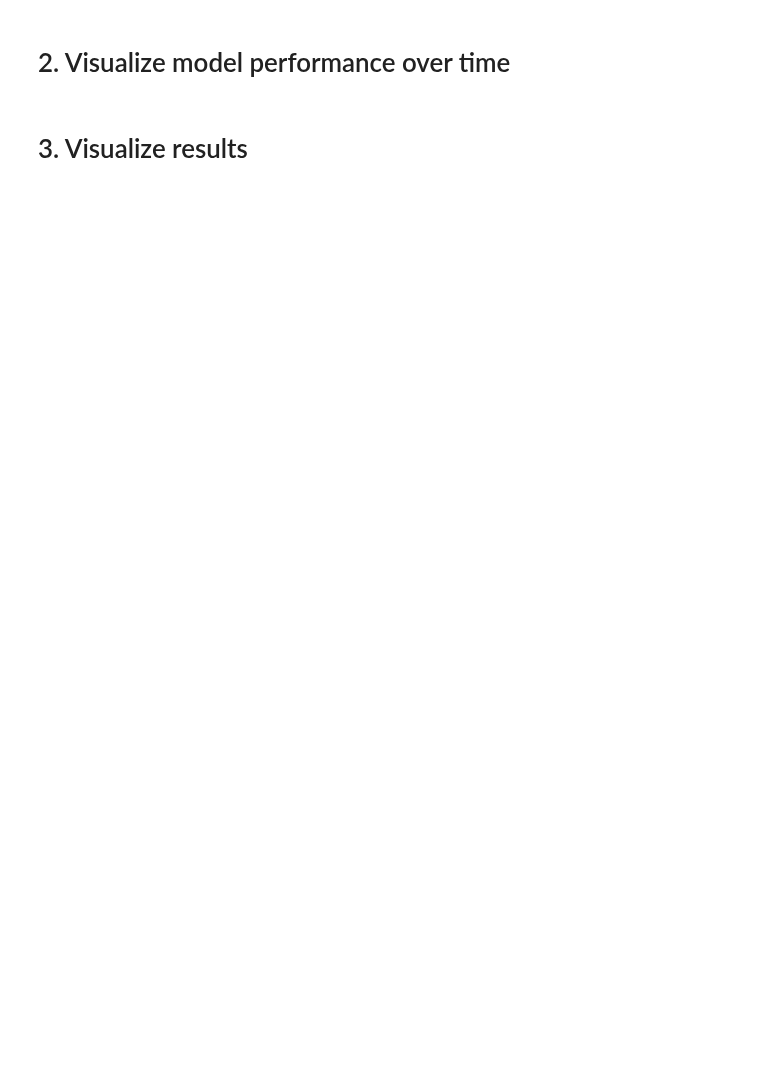
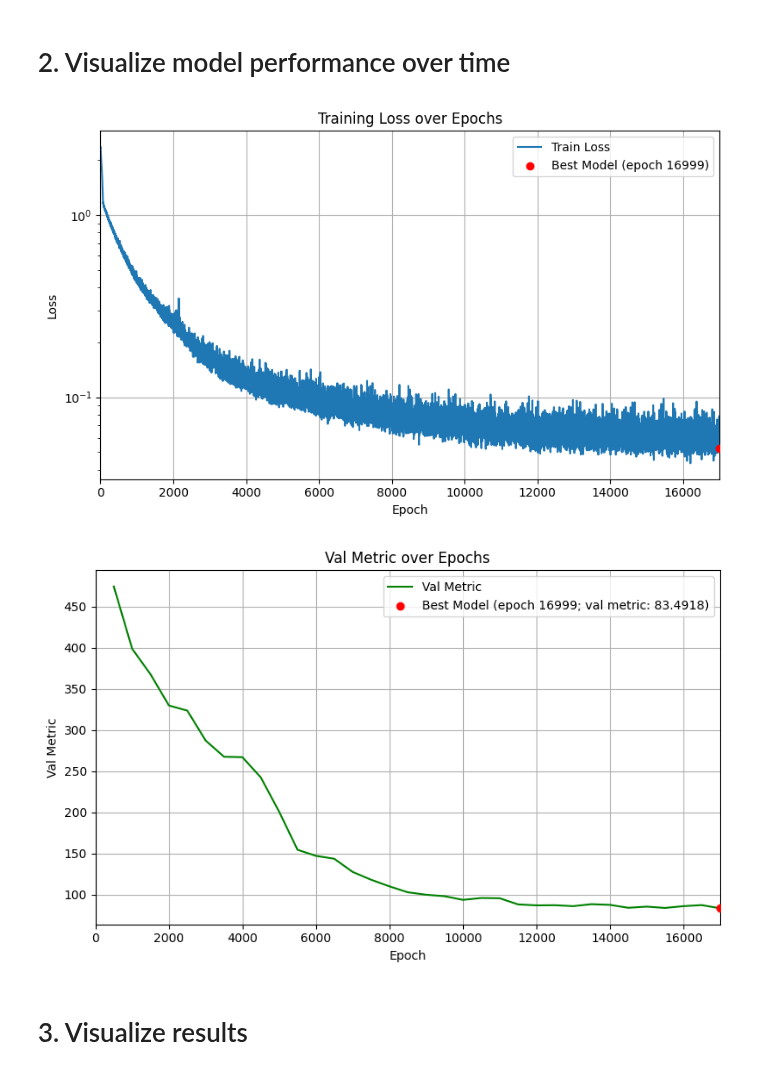
Before and after one commit to mradovic38/sprite-flow, a Jupyter notebook: training/experiments/unet_v2/train.ipynb, the cells around one changed output. Drawn from its saved outputs; the diff is of its cells as text; code cells hidden in the pictures; blank space fills up the shorter version.

Commit message:
Train unet_v2. Fix minor issues in image saving.

```diff
--- a/training/experiments/unet_v2/train.ipynb
+++ b/training/experiments/unet_v2/train.ipynb
@@ -78,7 +119,10 @@ trainer.train(
 # %% [markdown]
 # 2. Visualize model performance over time
 # %%
-visualize_training_logs(log_path="training/experiments/unet/training_log.csv", loss_scale='log')
+visualize_training_logs(log_path="training/experiments/unet_v2/training_log.csv", loss_scale='log')
+# %% [output]
+[figure, added]
+[figure, added]
 # %% [markdown]
 # 3. Visualize results
 # %%
```
Also changed, not shown: parts of 5 cells of this notebook, 12 other files.
